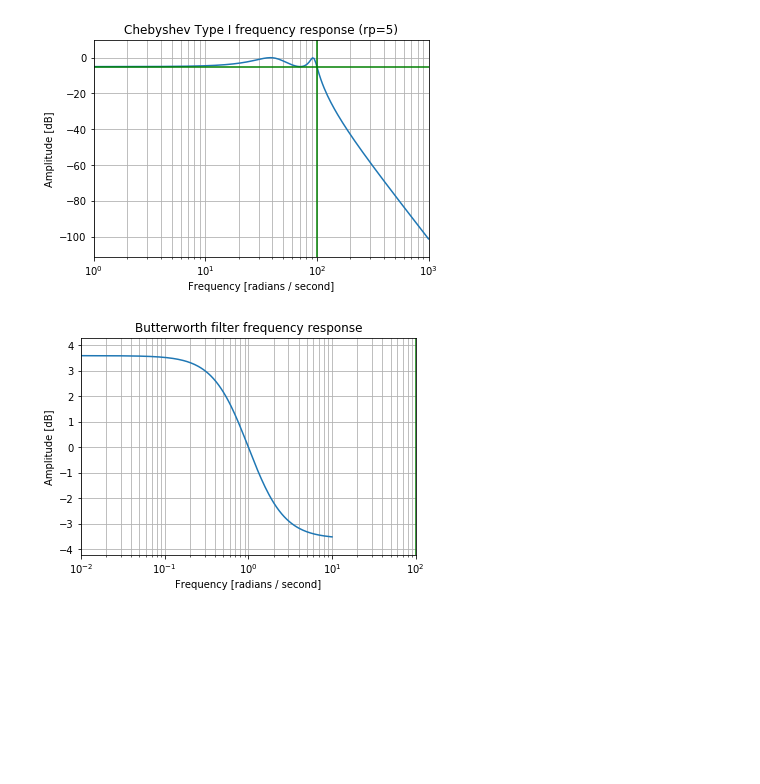
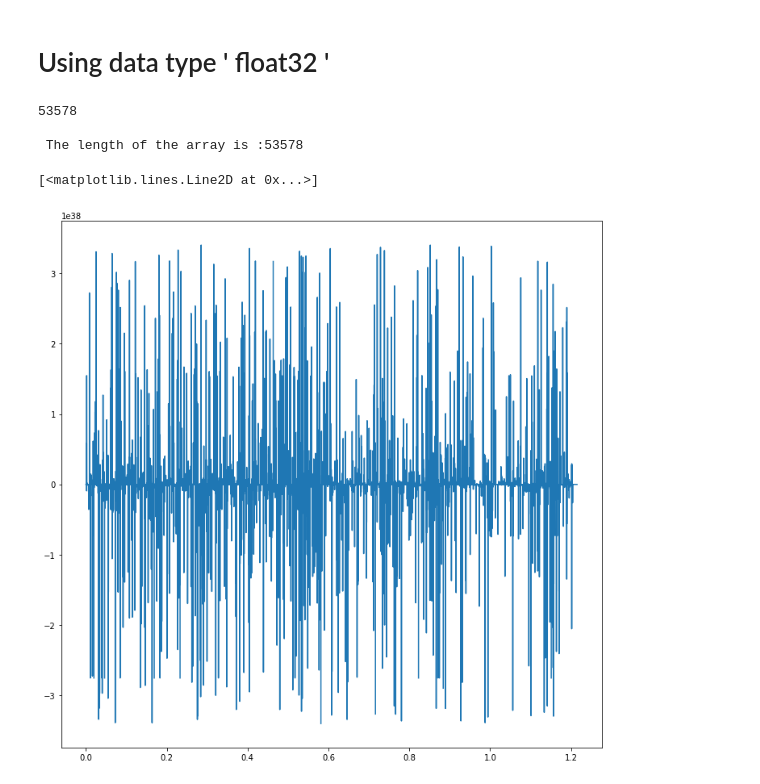
Before and after one commit to Reuben08/Signal-Processing, a Jupyter notebook: Final Project..ipynb, the cells around one changed output. Cells and saved outputs as stored; diff of their text form; code cells hidden in the pictures; blank space fills up the shorter version.

```diff
--- a/Final Project..ipynb
+++ b/Final Project..ipynb
@@ -14,37 +38,28 @@ x=playsound('My_name.wav')
-# %%
-%matplotlib inline
-from __future__ import division
-import scipy as scipy
-from scipy import signal
-import numpy as np
-import matplotlib.pyplot as plt
-from scipy import signal
-import matplotlib.pyplot as plt
-
-b, a = signal.cheby1(4, 5, 100, 'low', analog=True)
-w, h = signal.freqs(b, a)
-plt.plot(w, 20 * np.log10(abs(h)))
-plt.xscale('log')
-plt.title('Chebyshev Type I frequency response (rp=5)')
-plt.xlabel('Frequency [radians / second]')
-plt.ylabel('Amplitude [dB]')
-plt.margins(0, 0.1)
-plt.grid(which='both', axis='both')
-plt.axvline(100, color='green') # cutoff frequency
-plt.axhline(-5, color='green') # rp
-plt.show()
-# %% [output]
-[figure, removed]
-# %%
-w, h = signal.freqs(b, a)
-plt.plot(w, 20 * np.log10(abs(h)))
-plt.xscale('log')
-plt.title('Butterworth filter frequency response')
-plt.xlabel('Frequency [radians / second]')
-plt.ylabel('Amplitude [dB]')
-plt.margins(0, 0.1)
-plt.grid(which='both', axis='both')
-plt.axvline(100, color='green') # cutoff frequency
-plt.show()
-# %% [output]
-[figure, removed]
+# %% [markdown]
+# Using data type ' float32 '
+# %%
+# Now I am changing my speech signal to bin file and making an array of the data
+
+import numpy as np
+import scipy as sci
+import matplotlib.pyplot as plt
+import pylab as pl
+
+p=open('My_name.bin','rb')
+
+Signal= np.fromfile(p,count=-1,dtype=np.float32)
+
+print(len(Signal))
+Q = len(Signal)
+
+print('\n The length of the array is :' + str(len(Signal)))
+
+x=np.arange(0,Q/44100,1/44100)
+plt.figure(figsize=(12,12))
+plt.plot(x,Signal[:L])
+# %% [output]
+53578
+
+ The length of the array is :53578
+[<matplotlib.lines.Line2D at 0x...>]
+[figure, added]
```
Also changed, not shown: parts of 23 cells of this notebook.
